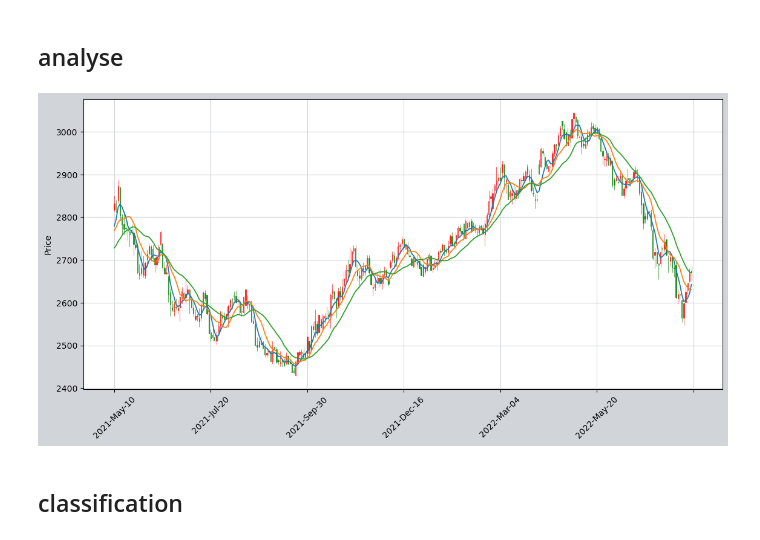
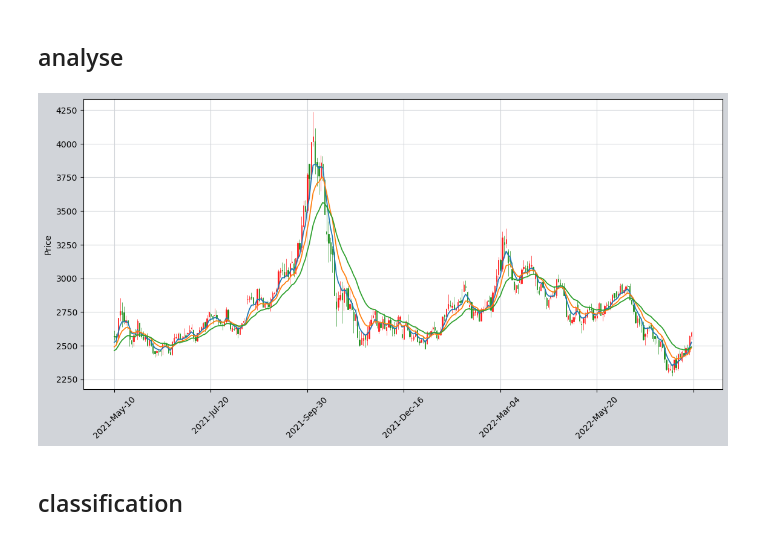
Before and after one commit to kylin-zhou/quant, a Jupyter notebook: notebook/multifactor_001.ipynb, the cells around one changed output. Cells and saved outputs as stored; diff of their text form; code cells hidden in the pictures.

```diff
--- a/notebook/multifactor_001.ipynb
+++ b/notebook/multifactor_001.ipynb
@@ -230,35 +256,35 @@ def plot_candle(df):
                                      edge='inherit',
                                      wick='inherit',
                                      volume='inherit')
     # 设置图表的背景色
     my_style = mpf.make_mpf_style(marketcolors=my_color,
                                   figcolor='(0.82, 0.83, 0.85)',
                                   gridcolor='(0.82, 0.83, 0.85)')
 
 
     fig = mpf.figure(style=my_style, figsize=(12, 8), facecolor=(0.82, 0.83, 0.85))
     # 添加三个图表，四个数字分别代表图表左下角在figure中的坐标，以及图表的宽（0.88）、高（0.60）
     ax1 = fig.add_axes([0.06, 0.25, 0.88, 0.60])
 
     # 读取的测试数据索引为字符串类型，需要转化为时间日期类型
     df.index = pd.to_datetime(df.datetime)
 
     # 通过ax=ax1参数指定把新的线条添加到ax1中，与K线图重叠
     ap = mpf.make_addplot(df[['ma5', 'ma10', 'ma20']], ax=ax1)
 
     # 调用plot()方法，注意传递addplot=ap参数，以添加均线
     mpf.plot(df,
              ax=ax1,
              addplot=ap,
              type='candle',
              style=my_style)
 
     fig.show()
 
-analyse = get_feature_df(dfs["C0.dce"])
+analyse = get_feature_df(dfs["MA0.czce"])
 plot_candle(analyse.iloc[-300:])
 # %% [output]
-[figure, old version]
+[figure, new version]
 # %% [markdown]
 ## classification
 # %%
```
Also changed, not shown: parts of 23 cells of this notebook, 3 other files.
